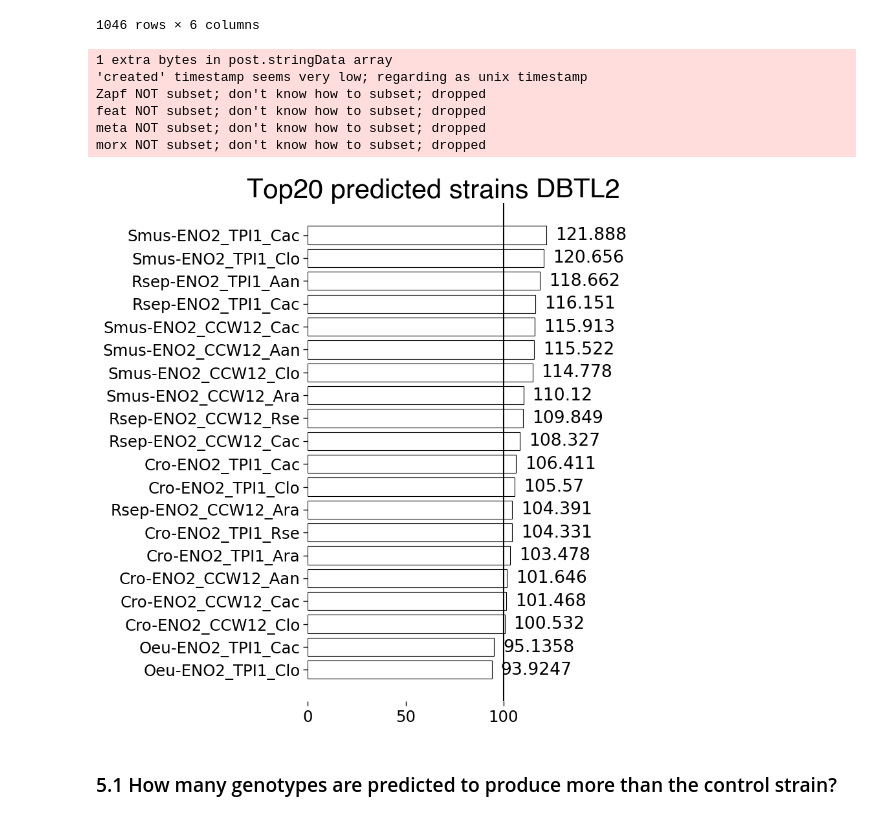
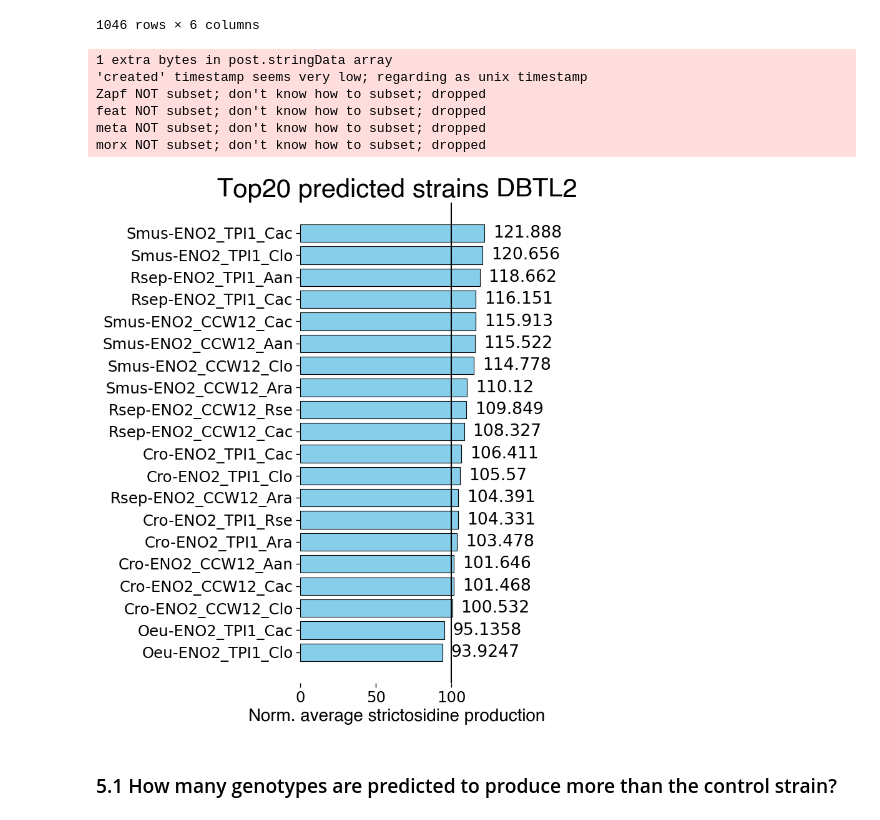
Before and after one commit to hiyama341/teemi, a Jupyter notebook: colab_notebooks/11_2_LEARN_DataAnalysisML.ipynb, the cells around one changed output. Drawn from its saved outputs; the diff is of its cells as text; code cells hidden in the pictures.

Commit message:
new plot for best performing strains in both cycle

```diff
--- a/colab_notebooks/11_2_LEARN_DataAnalysisML.ipynb
+++ b/colab_notebooks/11_2_LEARN_DataAnalysisML.ipynb
@@ -773,16 +955,19 @@ from teemi.learn.plotting import horisontal_bar_plot
 # %%
 horisontal_bar_plot(x_axis,y_axis,  path = 'G8H_CPR_library/data/10-plots/11_2_LEARN_Data_analysis/Top20_predicted_strains_ML2',
                     title = 'Top20 predicted strains DBTL2',
-                   size_height=5,
-                   size_length=10)
+                    size_height=4,
+                   color = '#87CEEB',
+                   size_length=10,
+                   x_label='Predicted norm. strictosidine production',
+                   legend = False)
 # %% [output]
 1 extra bytes in post.stringData array
 'created' timestamp seems very low; regarding as unix timestamp
 Zapf NOT subset; don't know how to subset; dropped
 feat NOT subset; don't know how to subset; dropped
 meta NOT subset; don't know how to subset; dropped
 morx NOT subset; don't know how to subset; dropped
-[figure, old version]
+[figure, new version]
 # %% [markdown]
 ### 5.1 How many genotypes are predicted to produce more than the control strain?
 # %%
```
Also changed, not shown: parts of 10 cells of this notebook.
